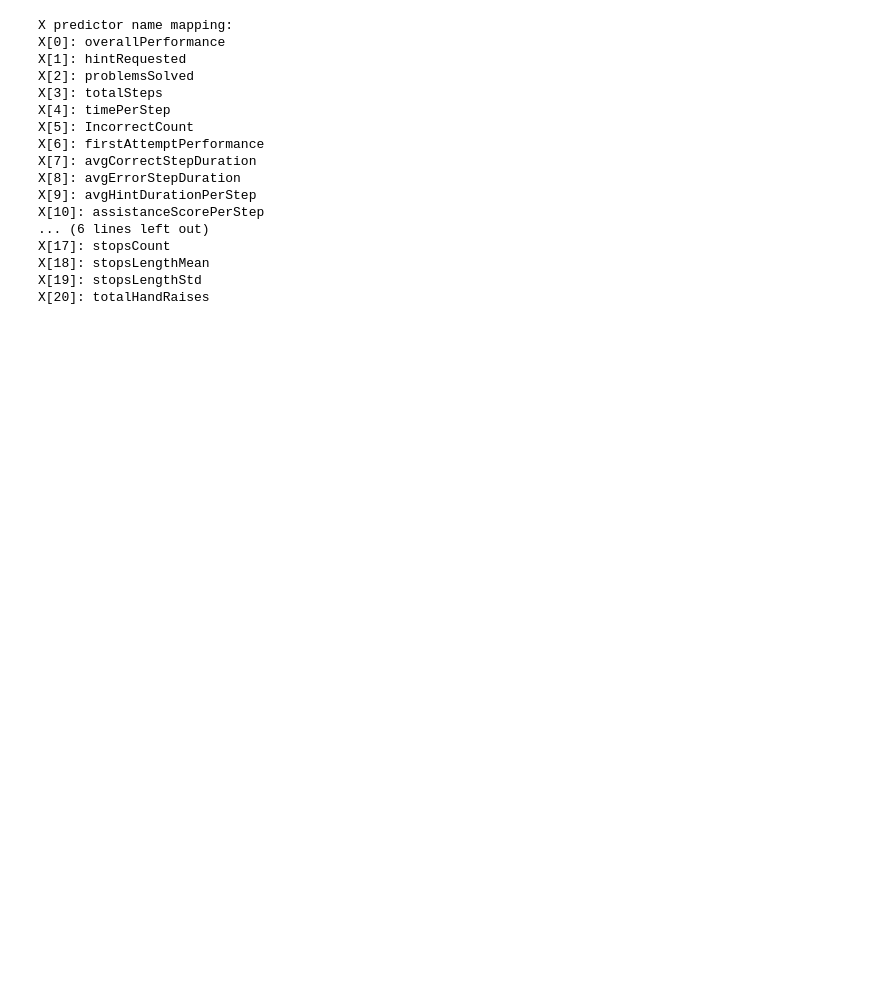
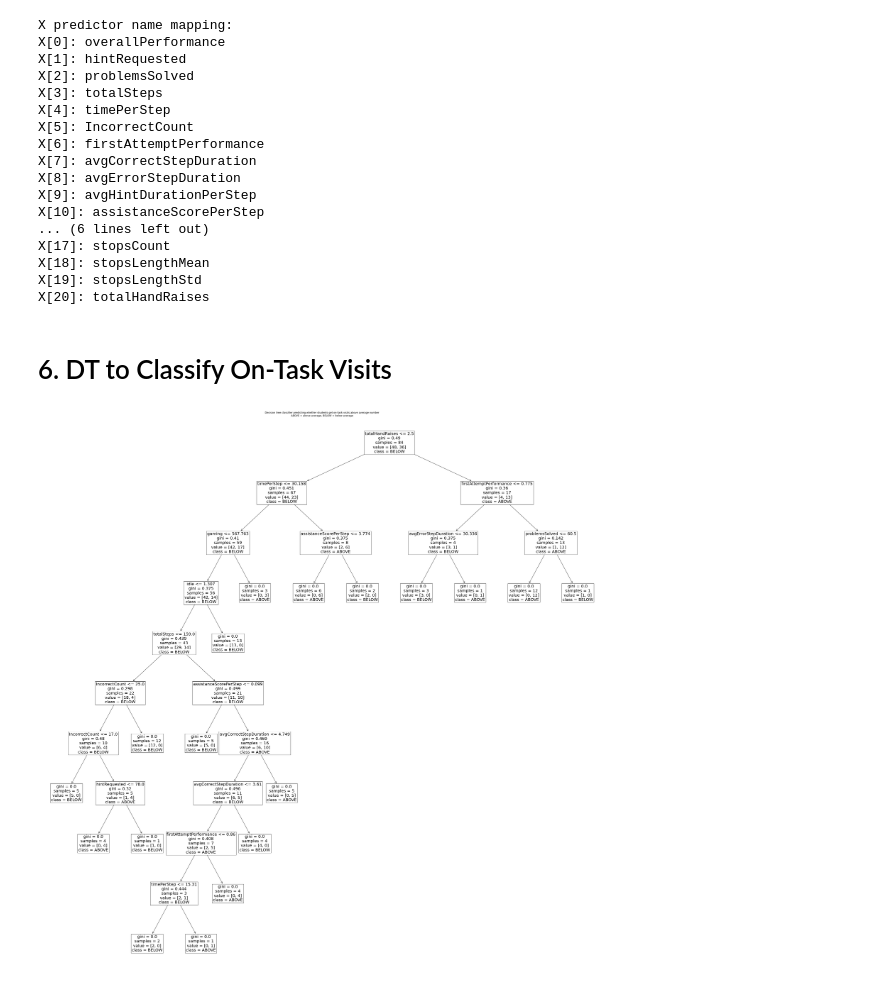
Before and after one commit to Sho-Shoo/CMU-RETTL-Project-Analytics, a Jupyter notebook: detector_and_teacher_help_analytics.ipynb, the cells around one changed output. Cells and saved outputs as stored; diff of their text form; code cells hidden in the pictures; blank space fills up the shorter version.

```diff
--- a/detector_and_teacher_help_analytics.ipynb
+++ b/detector_and_teacher_help_analytics.ipynb
@@ -911,3 +924,36 @@ X[17]: stopsCount
 X[18]: stopsLengthMean
 X[19]: stopsLengthStd
 X[20]: totalHandRaises
+# %% [markdown]
+# 6. DT to Classify On-Task Visits
+# %%
+XNames = ["overallPerformance", "hintRequested", "problemsSolved",
+          "totalSteps", "timePerStep", "IncorrectCount",
+          "firstAttemptPerformance", "avgCorrectStepDuration",
+          "avgErrorStepDuration", "avgHintDurationPerStep",
+          "assistanceScorePerStep",
+          # detector output
+          "idle", "struggle", "gaming", "misuse",
+          # control vars
+          #"PPreScore", "CPreScore", "totalTimeInTutor",
+          # teacher strategy (obs)
+          #"totalOffTaskTeacherVisits", "totalOnTaskTeacherVisits",
+          # teacher strategy (pos)
+          #"stopsCount", "stopsLengthMean", "stopsLengthStd",
+          # student help seeking
+          "totalHandRaises"]
+YNames = ["helpAboveAvg"]
+class_names = ["BELOW", "ABOVE"]
+regressorDF = analyticsDF.loc[:, XNames + YNames].dropna() # only want the complete cases
+X = regressorDF.loc[:, XNames]
+y = regressorDF.loc[:, YNames]
+DT_Classifier = DecisionTreeClassifier(random_state=42)
+DT_Classifier.fit(X, y)
+
+plotSize = 50 # set plot size here
+plt.figure(figsize=(plotSize, plotSize))
+tree.plot_tree(DT_Classifier, feature_names=XNames, class_names=class_names, fontsize=20)
+plt.title("Decision tree classifier predicting whether students get on-task visits above average number\nABOVE = above average, BELOW = below average")
+plt.show()
+# %% [output]
+[figure, added]
```
Also changed, not shown: parts of 16 cells of this notebook.
